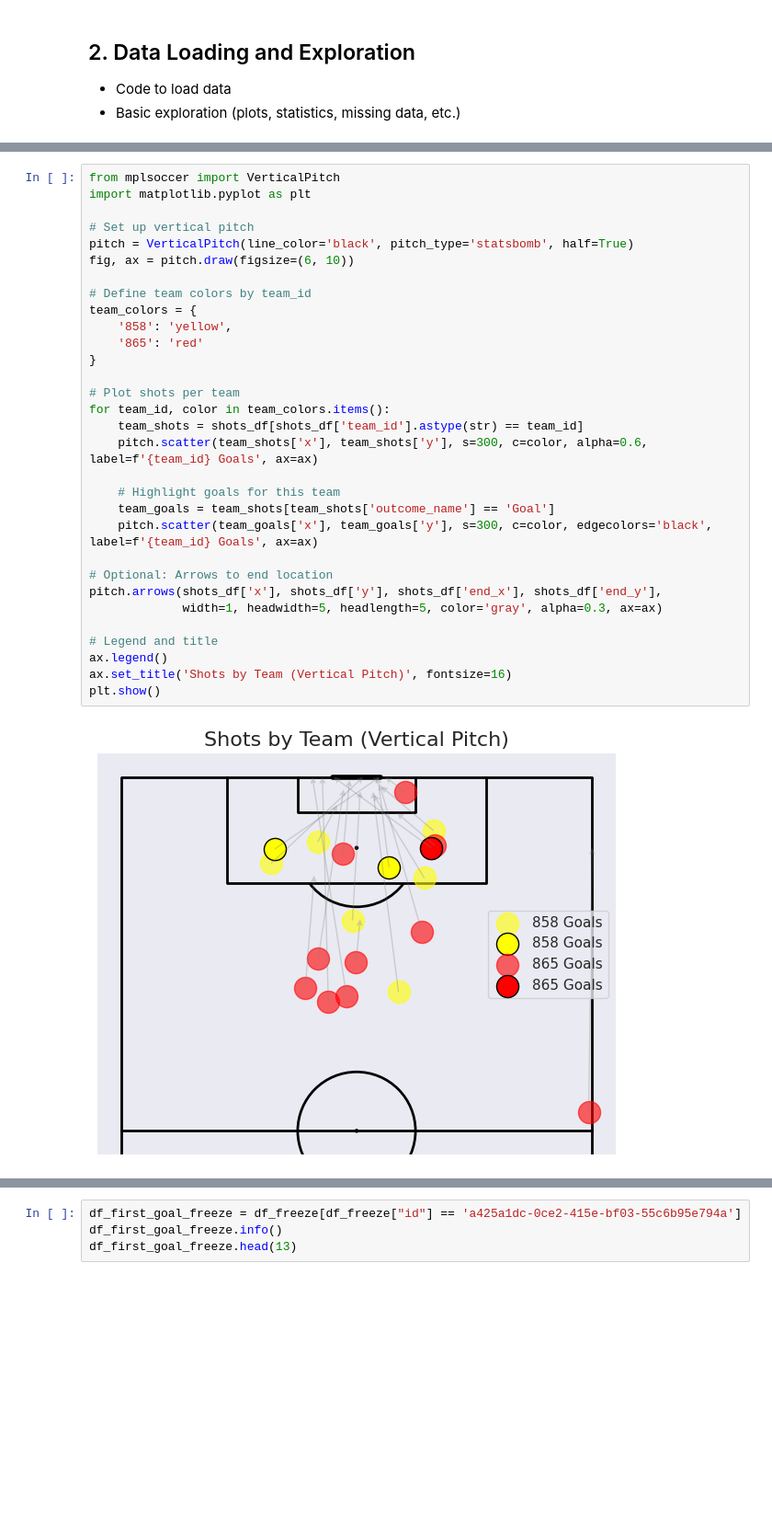
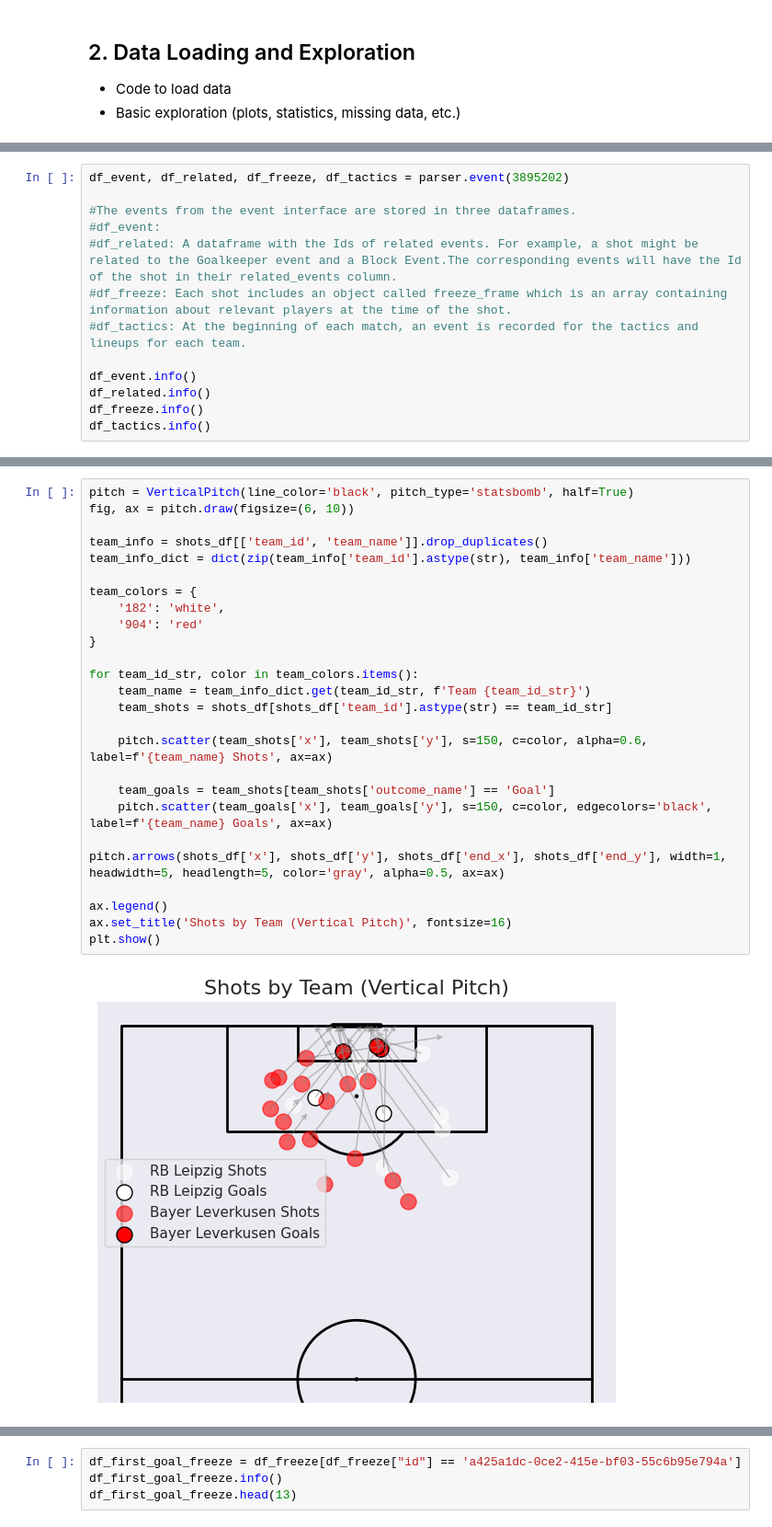
Before and after one commit to IvaroEkel/Probabilistic-Machine-Learning_lecture-PROJECTS, a Jupyter notebook: projects/08-1SHXXXX_football_analytics/notebooks/data_loading_and_exploration.ipynb, the cells around one changed output, grey strips where cells are left out. Shown at 92% size. Saved outputs shown, nothing was run; the diff lists cells and outputs as text; blank space fills up the shorter version.

```diff
--- a/projects/08-1SHXXXX_football_analytics/notebooks/data_loading_and_exploration.ipynb
+++ b/projects/08-1SHXXXX_football_analytics/notebooks/data_loading_and_exploration.ipynb
@@ -260,0 +175,13 @@ shot_df_reduced.head(50)
+# %%
+df_event, df_related, df_freeze, df_tactics = parser.event(3895202)
+
+#The events from the event interface are stored in three dataframes.
+#df_event:
+#df_related: A dataframe with the Ids of related events. For example, a shot might be related to the Goalkeeper event and a Block Event.The corresponding events will have the Id of the shot in their related_events column.
+#df_freeze: Each shot includes an object called freeze_frame which is an array containing information about relevant players at the time of the shot.
+#df_tactics: At the beginning of each match, an event is recorded for the tactics and lineups for each team.
+
+df_event.info()
+df_related.info()
+df_freeze.info()
+df_tactics.info()
@@ -261,33 +229,28 @@ shot_df_reduced.head(50)
 # %%
-from mplsoccer import VerticalPitch
-import matplotlib.pyplot as plt
-
-# Set up vertical pitch
 pitch = VerticalPitch(line_color='black', pitch_type='statsbomb', half=True)
 fig, ax = pitch.draw(figsize=(6, 10))
 
-# Define team colors by team_id
+team_info = shots_df[['team_id', 'team_name']].drop_duplicates()
+team_info_dict = dict(zip(team_info['team_id'].astype(str), team_info['team_name']))
+
 team_colors = {
-    '858': 'yellow',
-    '865': 'red'
+    '182': 'white',
+    '904': 'red'
 }
 
-# Plot shots per team
-for team_id, color in team_colors.items():
-    team_shots = shots_df[shots_df['team_id'].astype(str) == team_id]
-    pitch.scatter(team_shots['x'], team_shots['y'], s=300, c=color, alpha=0.6, label=f'{team_id} Goals', ax=ax)
+for team_id_str, color in team_colors.items():
+    team_name = team_info_dict.get(team_id_str, f'Team {team_id_str}')
+    team_shots = shots_df[shots_df['team_id'].astype(str) == team_id_str]
 
-    # Highlight goals for this team
+    pitch.scatter(team_shots['x'], team_shots['y'], s=150, c=color, alpha=0.6, label=f'{team_name} Shots', ax=ax)
+
     team_goals = team_shots[team_shots['outcome_name'] == 'Goal']
-    pitch.scatter(team_goals['x'], team_goals['y'], s=300, c=color, edgecolors='black', label=f'{team_id} Goals', ax=ax)
+    pitch.scatter(team_goals['x'], team_goals['y'], s=150, c=color, edgecolors='black', label=f'{team_name} Goals', ax=ax)
 
-# Optional: Arrows to end location
-pitch.arrows(shots_df['x'], shots_df['y'], shots_df['end_x'], shots_df['end_y'],
-             width=1, headwidth=5, headlength=5, color='gray', alpha=0.3, ax=ax)
+pitch.arrows(shots_df['x'], shots_df['y'], shots_df['end_x'], shots_df['end_y'], width=1, headwidth=5, headlength=5, color='gray', alpha=0.5, ax=ax)
 
-# Legend and title
 ax.legend()
 ax.set_title('Shots by Team (Vertical Pitch)', fontsize=16)
 plt.show()
 # %% [output]
-[figure, old version]
+[figure, new version]
```
Also changed, not shown: parts of 31 cells of this notebook.
